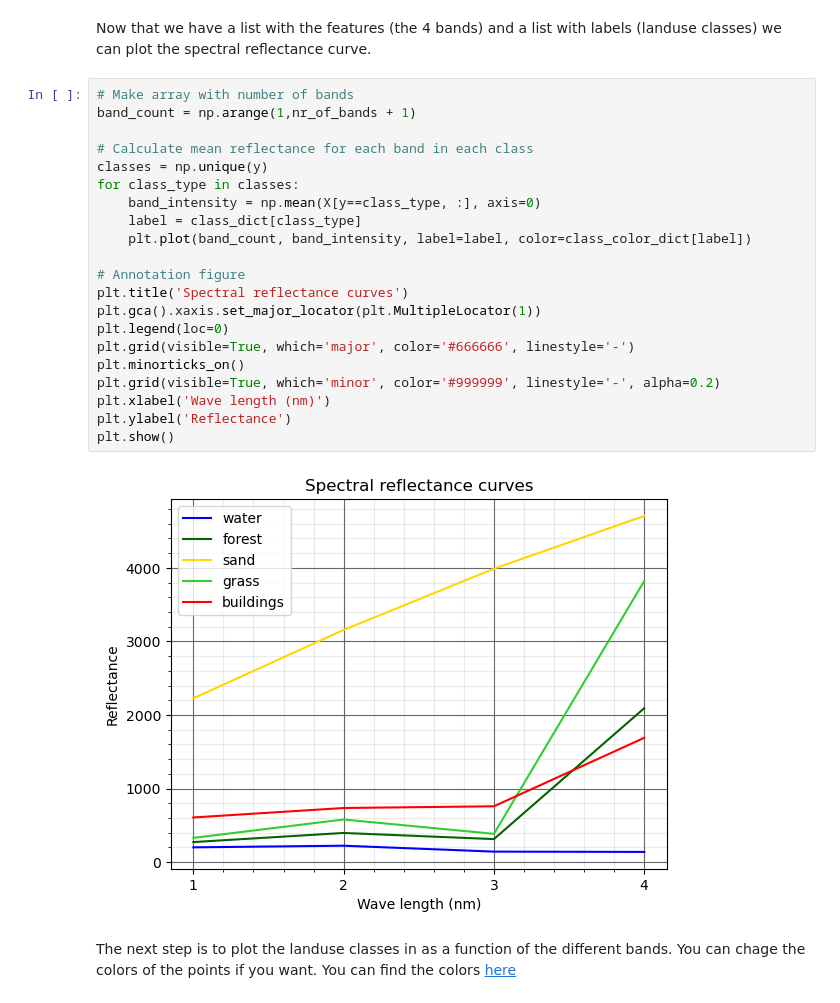
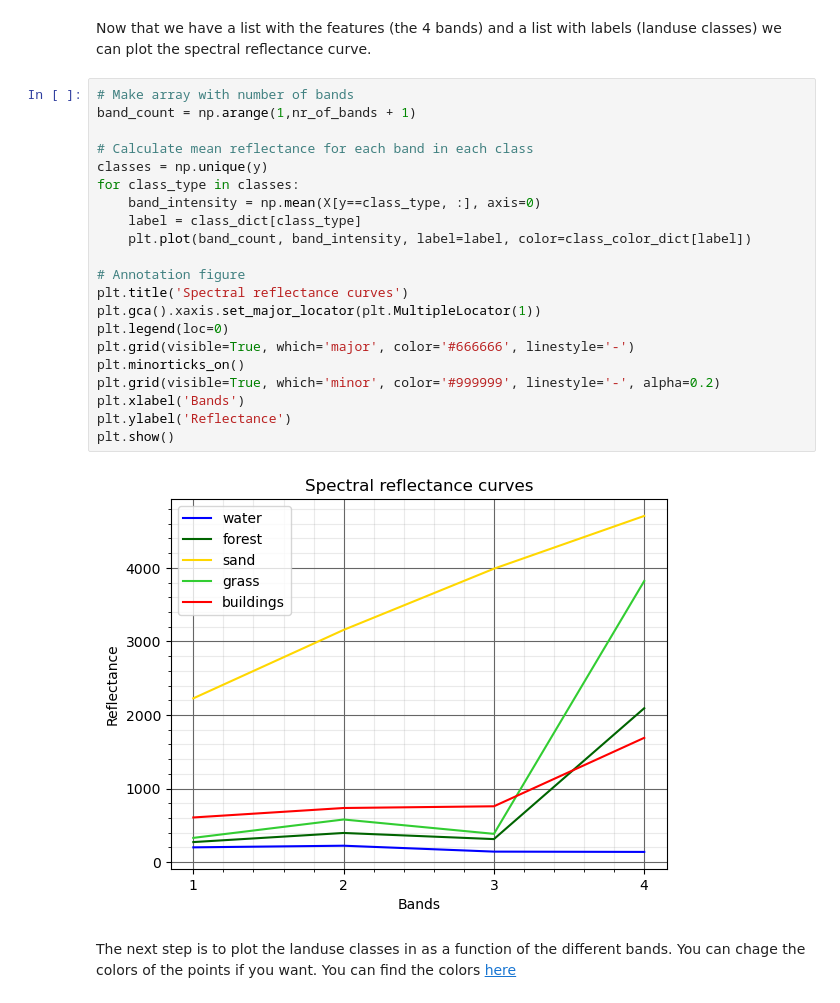
Before and after one commit to MarkTerlien/Quatro-Book-TeM, a Jupyter notebook: supervised_classification.ipynb, the cells around one changed output. Saved outputs shown, nothing was run; the diff lists cells and outputs as text.

```diff
--- a/supervised_classification.ipynb
+++ b/supervised_classification.ipynb
@@ -194,26 +257,26 @@ Now that we have a list with the features (the 4 bands) and a list with labels (
 # %%
 # Make array with number of bands
 band_count = np.arange(1,nr_of_bands + 1)
 
 # Calculate mean reflectance for each band in each class
 classes = np.unique(y)
 for class_type in classes:
     band_intensity = np.mean(X[y==class_type, :], axis=0)
     label = class_dict[class_type]
     plt.plot(band_count, band_intensity, label=label, color=class_color_dict[label])
 
 # Annotation figure
 plt.title('Spectral reflectance curves')
 plt.gca().xaxis.set_major_locator(plt.MultipleLocator(1))
 plt.legend(loc=0)
 plt.grid(visible=True, which='major', color='#666666', linestyle='-')
 plt.minorticks_on()
 plt.grid(visible=True, which='minor', color='#999999', linestyle='-', alpha=0.2)
-plt.xlabel('Wave length (nm)')
+plt.xlabel('Bands')
 plt.ylabel('Reflectance')
 plt.show()
 # %% [output]
-[figure, old version]
+[figure, new version]
 # %% [markdown]
 The next step is to plot the landuse classes in as a function of the different bands. You can chage the colors of the points if you want. You can find the colors [here](https://community.plotly.com/t/plotly-colours-list/11730/3)
 # %%
```
Also changed, not shown: parts of 67 cells of this notebook, 13 other files.
